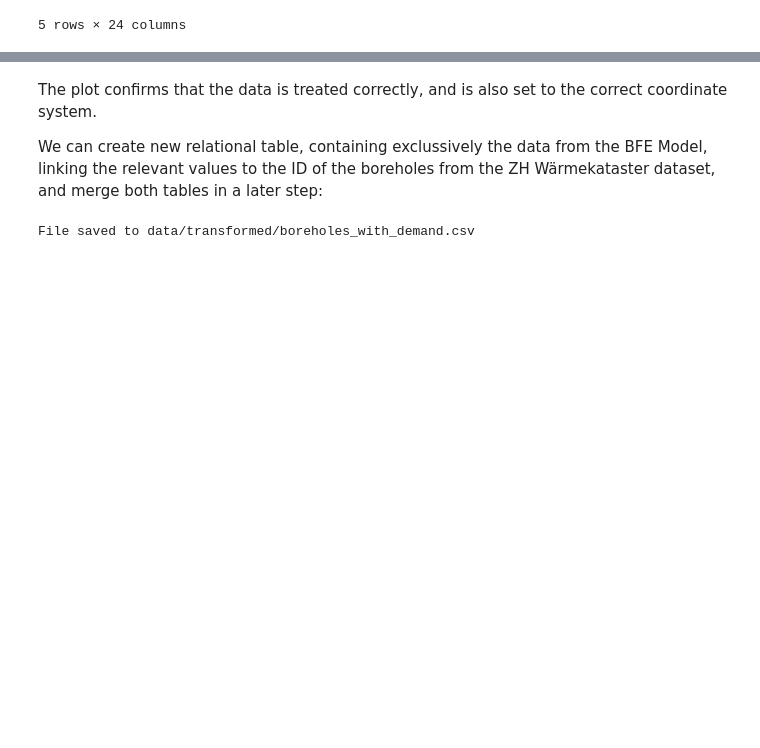
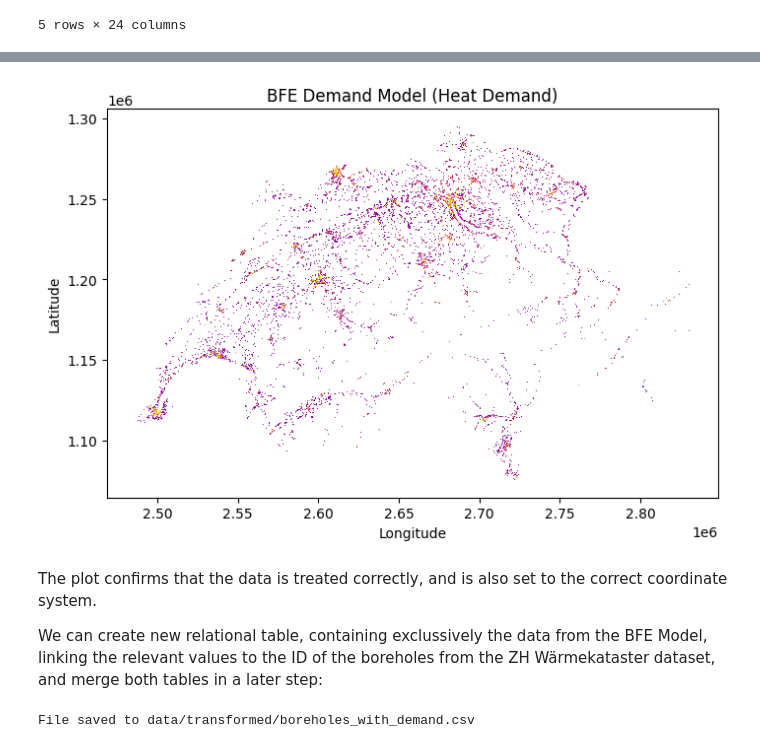
Before and after one commit to leinadher/GeoThesis, a Jupyter notebook: 04_extraction_bfe_fernwaermenachfrage.ipynb, the cells around one changed output, grey strips where cells are left out. Saved outputs shown, nothing was run; the diff lists cells and outputs as text; code cells hidden in the pictures; blank space fills up the shorter version.

```diff
--- a/04_extraction_bfe_fernwaermenachfrage.ipynb
+++ b/04_extraction_bfe_fernwaermenachfrage.ipynb
@@ -199,3 +186,36 @@ plt.show()
+# %%
+# Define a colormap with discrete levels
+cmap = plt.colormaps.get_cmap("plasma")  # Use the new recommended method
+colors = cmap([0.1, 0.3, 0.5, 0.7, 0.9, 1.0])  # Select 6 discrete levels
+
+# Create a ListedColormap for discrete mapping
+listed_cmap = mcolors.ListedColormap(colors)
+
+# Normalize style values between 1 and 6
+norm = mcolors.BoundaryNorm(boundaries=[0, 1, 2, 3, 4, 5, 6], ncolors=6)
+
+# Map colors to style values
+bfe_demand_gdf["color"] = bfe_demand_gdf["STYLE"].map(lambda s: listed_cmap(norm(s)))
+
+# Create the plot
+fig, ax = plt.subplots(figsize=(8, 8))
+bfe_demand_gdf.plot(
+    ax=ax,
+    color=bfe_demand_gdf["color"],
+    markersize=12,
+)
+
+ax.set_title("BFE Demand Model (Heat Demand)")
+ax.set_xlabel("Longitude")
+ax.set_ylabel("Latitude")
+
+# Ensure equal aspect ratio
+ax.set_aspect('equal')
+
+# Show the plot
+plt.show()
+# %% [output]
+[figure, added]
 # %% [markdown]
 The plot confirms that the data is treated correctly, and is also set to the correct coordinate system.
 
```
Also changed, not shown: parts of 3 cells of this notebook, 2 other files.
